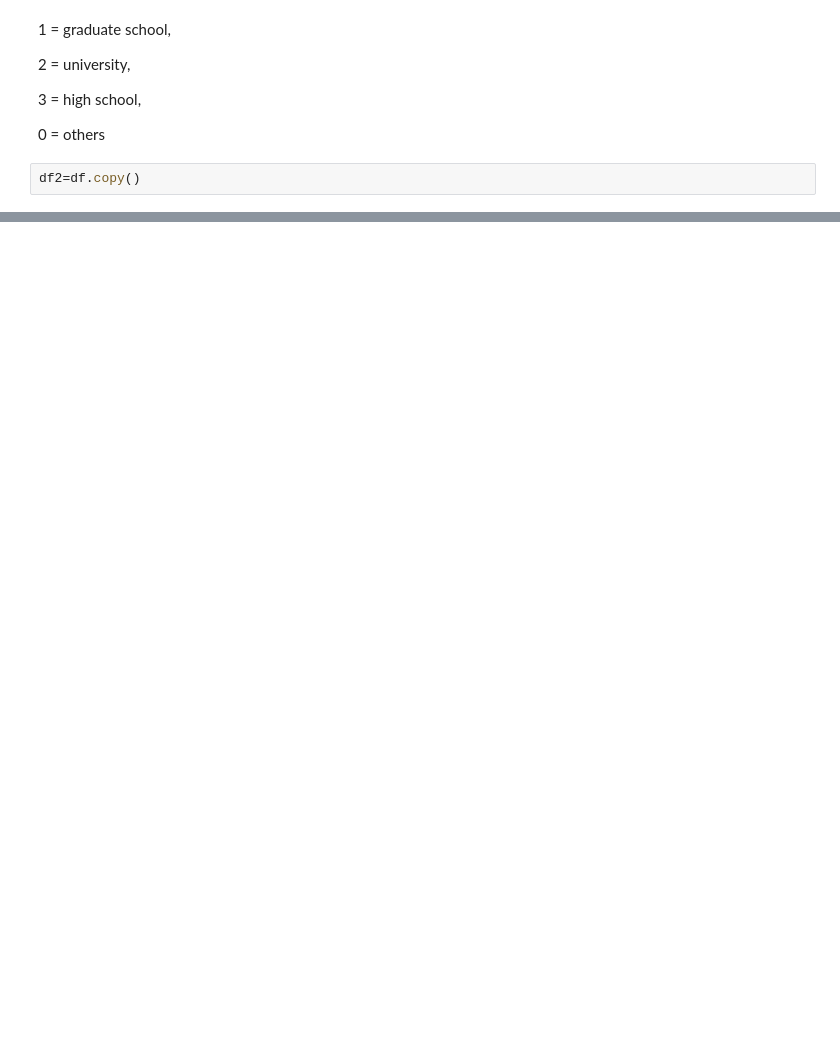
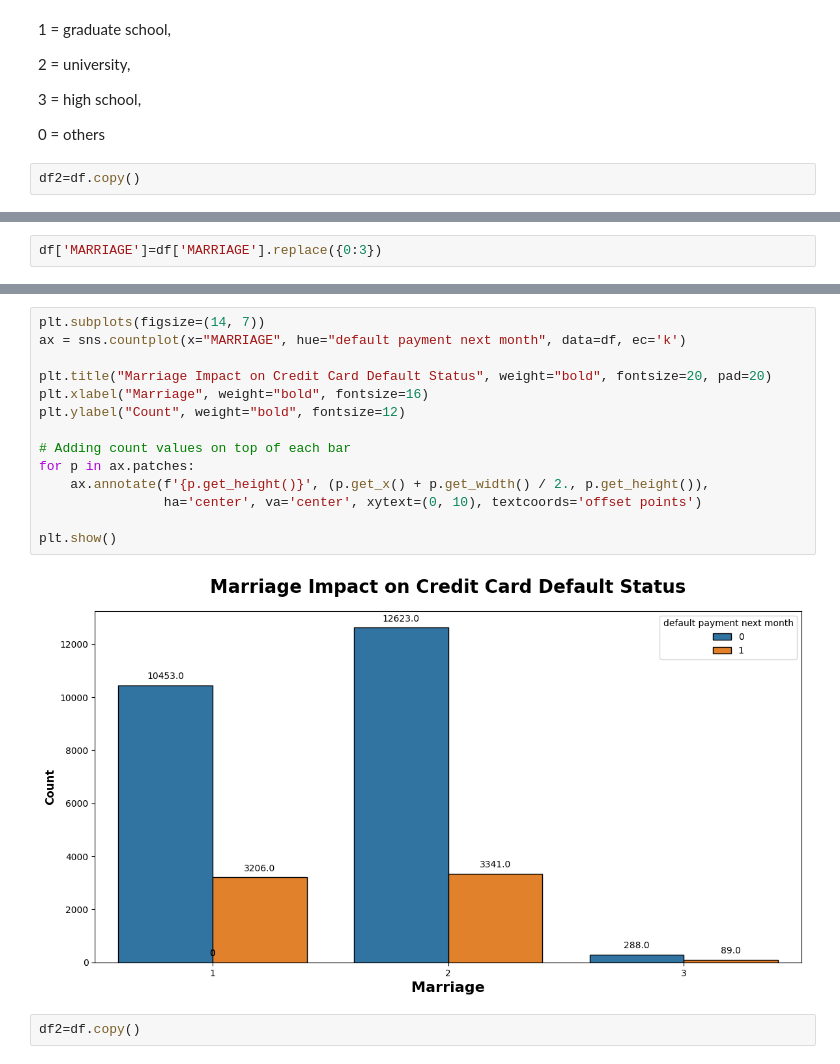
Before and after one commit to kota-Git/Credit_Card_Fraud_Detection_Real_Time, a Jupyter notebook: note_book/1.EDA_on_Credit_card.ipynb, the cells around one changed output, grey strips where cells are left out. Cells and saved outputs as stored; diff of their text form; blank space fills up the shorter version.

```diff
--- a/note_book/1_EDA_Credit_card.ipynb
+++ b/note_book/1.EDA_on_Credit_card.ipynb
@@ -708,0 +730,2 @@ Name: count, dtype: float64
+# %%
+df['MARRIAGE']=df['MARRIAGE'].replace({0:3})
@@ -708,0 +754,18 @@ Name: count, dtype: float64
+# %%
+plt.subplots(figsize=(14, 7))
+ax = sns.countplot(x="MARRIAGE", hue="default payment next month", data=df, ec='k')
+
+plt.title("Marriage Impact on Credit Card Default Status", weight="bold", fontsize=20, pad=20)
+plt.xlabel("Marriage", weight="bold", fontsize=16)
+plt.ylabel("Count", weight="bold", fontsize=12)
+
+# Adding count values on top of each bar
+for p in ax.patches:
+    ax.annotate(f'{p.get_height()}', (p.get_x() + p.get_width() / 2., p.get_height()),
+                ha='center', va='center', xytext=(0, 10), textcoords='offset points')
+
+plt.show()
+# %% [output]
+[figure, added]
+# %%
+df2=df.copy()
```
Also changed, not shown: parts of 21 cells of this notebook.
